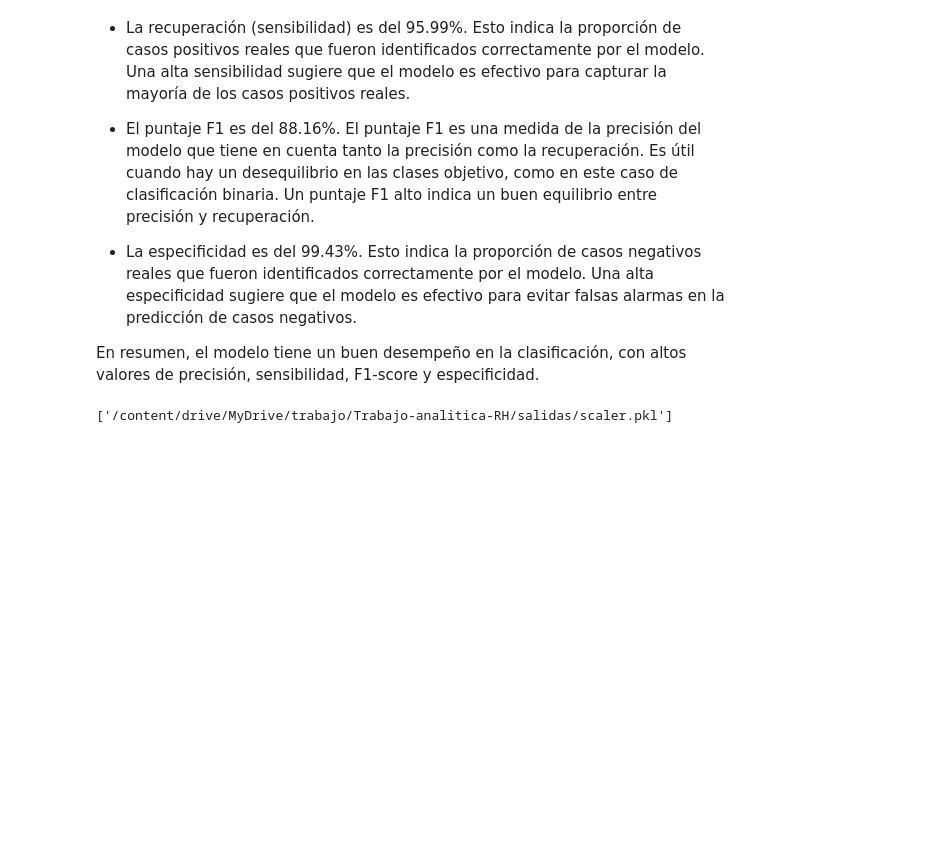
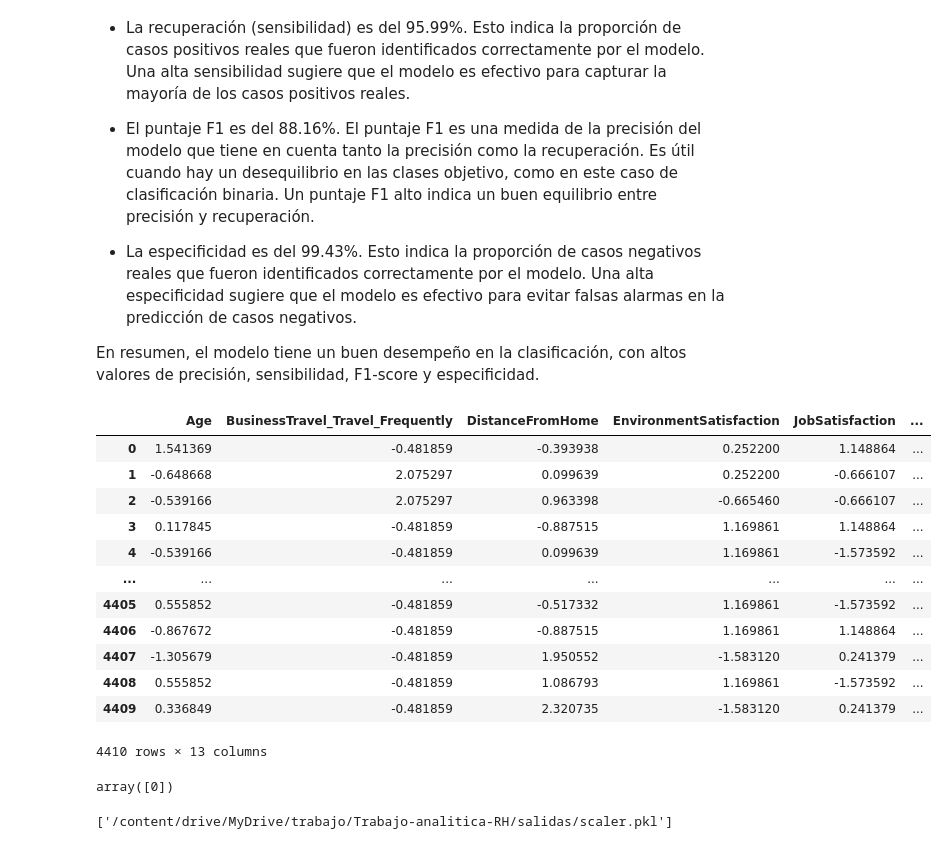
Before and after one commit to Laurahg22/Trabajo-analitica-RH, a Jupyter notebook: d_modelos.ipynb, the cells around one changed output. Saved outputs shown, nothing was run; the diff lists cells and outputs as text; code cells hidden in the pictures; blank space fills up the shorter version.

```diff
--- a/d_modelos.ipynb
+++ b/d_modelos.ipynb
@@ -453,6 +453,36 @@ Especificidad: 0.9943181818181818
 * La especificidad es del 99.43%. Esto indica la proporción de casos negativos reales que fueron identificados correctamente por el modelo. Una alta especificidad sugiere que el modelo es efectivo para evitar falsas alarmas en la predicción de casos negativos.
 
 En resumen, el modelo tiene un buen desempeño en la clasificación, con altos valores de precisión, sensibilidad, F1-score y especificidad.
+# %%
+X2
+# %% [output]
+|  | Age | BusinessTravel_Travel_Frequently | DistanceFromHome | EnvironmentSatisfaction | JobSatisfaction | ... |
+| 0 | 1.541369 | -0.481859 | -0.393938 | 0.252200 | 1.148864 | ... |
+| 1 | -0.648668 | 2.075297 | 0.099639 | 0.252200 | -0.666107 | ... |
+| 2 | -0.539166 | 2.075297 | 0.963398 | -0.665460 | -0.666107 | ... |
+| 3 | 0.117845 | -0.481859 | -0.887515 | 1.169861 | 1.148864 | ... |
+| 4 | -0.539166 | -0.481859 | 0.099639 | 1.169861 | -1.573592 | ... |
+| ... | ... | ... | ... | ... | ... | ... |
+| 4405 | 0.555852 | -0.481859 | -0.517332 | 1.169861 | -1.573592 | ... |
+| 4406 | -0.867672 | -0.481859 | -0.887515 | 1.169861 | 1.148864 | ... |
+| 4407 | -1.305679 | -0.481859 | 1.950552 | -1.583120 | 0.241379 | ... |
+| 4408 | 0.555852 | -0.481859 | 1.086793 | 1.169861 | -1.573592 | ... |
+| 4409 | 0.336849 | -0.481859 | 2.320735 | -1.583120 | 0.241379 | ... |
+4410 rows × 13 columns
+# %%
+##### Mirar importancia de variables para tomar acciones ###
+pd.set_option('display.max_rows', 100)
+importancia1=pd.DataFrame(dt_final.feature_names_in_)
+importancia2=pd.DataFrame(dt_final.feature_importances_)
+importancia=pd.concat([importancia1,importancia2],axis=1)
+importancia.columns=["variable","peso"]
+importancia.sort_values('peso')
+
+importancia.sort_values(by=["peso"], ascending=False)
+importancia.to_excel("/content/drive/MyDrive/trabajo/Trabajo-analitica-RH/salidas/variables_importances.xlsx")
+dt_final.predict(X2[X2.index==0])
+# %% [output]
+array([0])
 # %%
 ### función para exportar y guardar objetos de python (cualqueira)
 joblib.dump(rf_final, "/content/drive/MyDrive/trabajo/Trabajo-analitica-RH/salidas/rf_final.pkl") ## modelo ramdon forest
```
Also changed, not shown: parts of 14 cells of this notebook.
